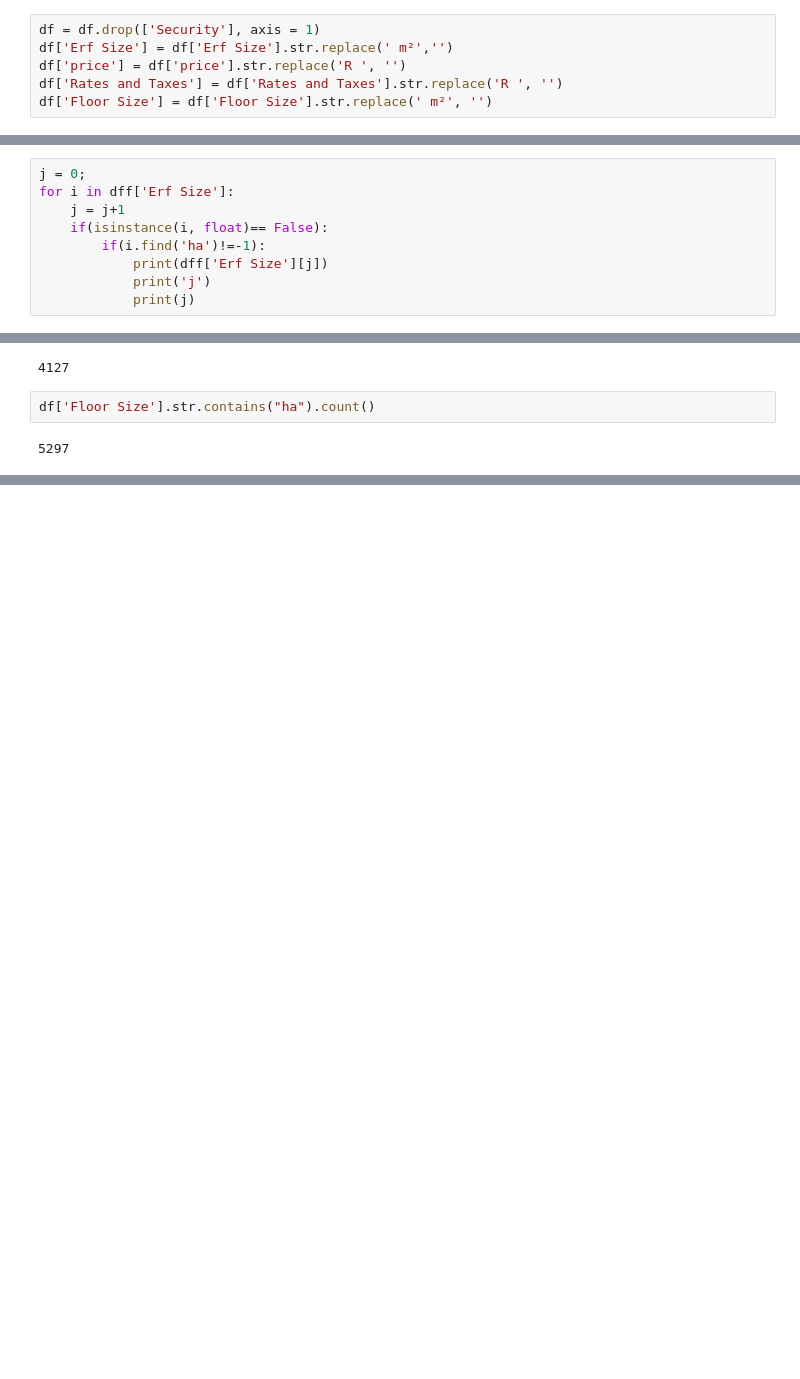
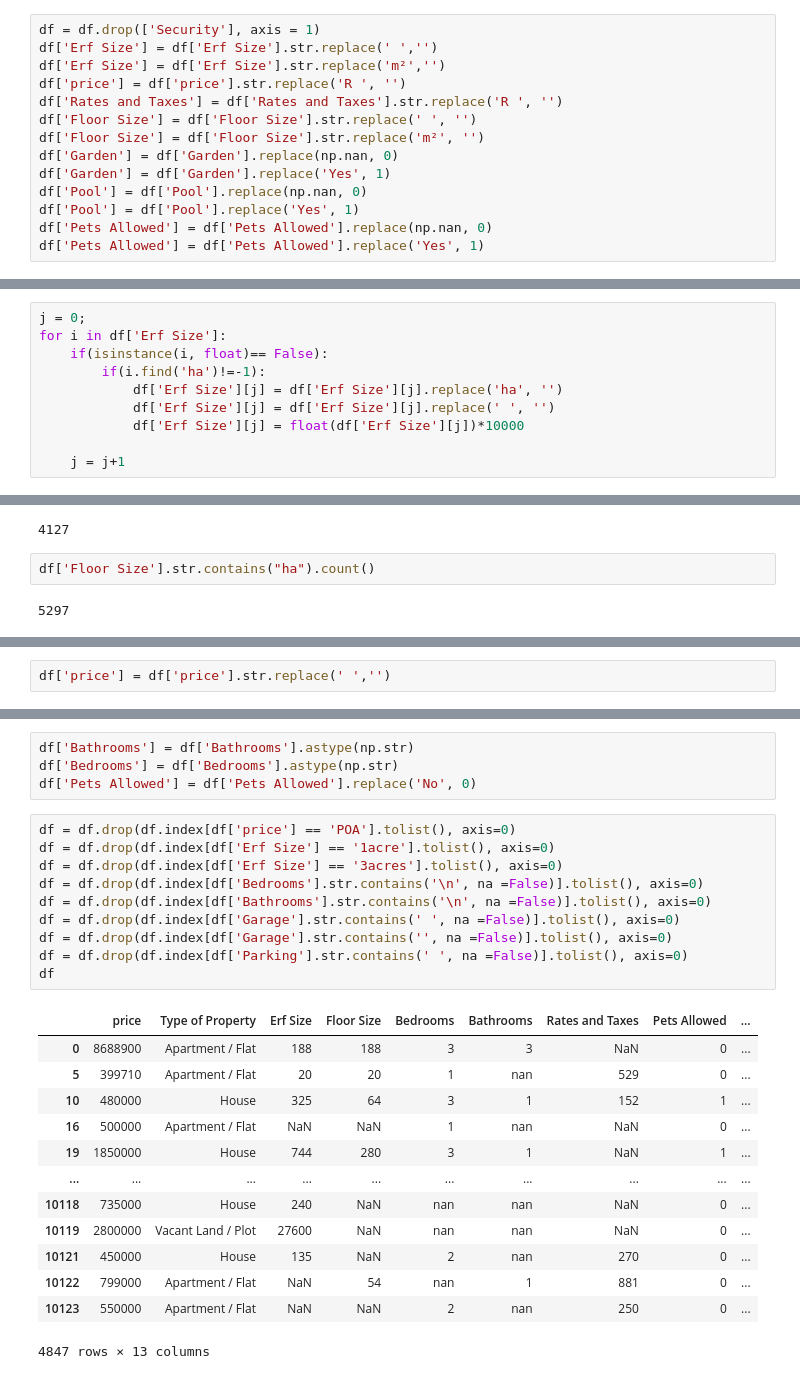
Before and after one commit to Harry-Anthony/projectML, a Jupyter notebook: property_24.ipynb, the cells around one changed output, grey strips where cells are left out. Saved outputs shown, nothing was run; the diff lists cells and outputs as text; blank space fills up the shorter version.

```diff
--- a/property_24.ipynb
+++ b/property_24.ipynb
@@ -107,7 +91,15 @@ object    14
 dtype: int64
 # %%
 df = df.drop(['Security'], axis = 1)
-df['Erf Size'] = df['Erf Size'].str.replace(' m²','')
+df['Erf Size'] = df['Erf Size'].str.replace(' ','')
+df['Erf Size'] = df['Erf Size'].str.replace('m²','')
 df['price'] = df['price'].str.replace('R ', '')
 df['Rates and Taxes'] = df['Rates and Taxes'].str.replace('R ', '')
-df['Floor Size'] = df['Floor Size'].str.replace(' m²', '')
+df['Floor Size'] = df['Floor Size'].str.replace(' ', '')
+df['Floor Size'] = df['Floor Size'].str.replace('m²', '')
+df['Garden'] = df['Garden'].replace(np.nan, 0)
+df['Garden'] = df['Garden'].replace('Yes', 1)
+df['Pool'] = df['Pool'].replace(np.nan, 0)
+df['Pool'] = df['Pool'].replace('Yes', 1)
+df['Pets Allowed'] = df['Pets Allowed'].replace(np.nan, 0)
+df['Pets Allowed'] = df['Pets Allowed'].replace('Yes', 1)
@@ -139,10 +113,11 @@ dff = df.copy()
 import math
 # %%
 j = 0;
-for i in dff['Erf Size']:
-    j = j+1
+for i in df['Erf Size']:
     if(isinstance(i, float)== False):
         if(i.find('ha')!=-1):
-            print(dff['Erf Size'][j])
-            print('j')
-            print(j)
+            df['Erf Size'][j] = df['Erf Size'][j].replace('ha', '')
+            df['Erf Size'][j] = df['Erf Size'][j].replace(' ', '')
+            df['Erf Size'][j] = float(df['Erf Size'][j])*10000
+
+    j = j+1
@@ -174,0 +159,2 @@ df['Floor Size'].str.contains("ha").count()
+# %%
+df['price'] = df['price'].str.replace(' ','')
@@ -174,0 +177,28 @@ df['Floor Size'].str.contains("ha").count()
+# %%
+df['Bathrooms'] = df['Bathrooms'].astype(np.str)
+df['Bedrooms'] = df['Bedrooms'].astype(np.str)
+df['Pets Allowed'] = df['Pets Allowed'].replace('No', 0)
+# %%
+df = df.drop(df.index[df['price'] == 'POA'].tolist(), axis=0)
+df = df.drop(df.index[df['Erf Size'] == '1acre'].tolist(), axis=0)
+df = df.drop(df.index[df['Erf Size'] == '3acres'].tolist(), axis=0)
+df = df.drop(df.index[df['Bedrooms'].str.contains('\n', na =False)].tolist(), axis=0)
+df = df.drop(df.index[df['Bathrooms'].str.contains('\n', na =False)].tolist(), axis=0)
+df = df.drop(df.index[df['Garage'].str.contains(' ', na =False)].tolist(), axis=0)
+df = df.drop(df.index[df['Garage'].str.contains('', na =False)].tolist(), axis=0)
+df = df.drop(df.index[df['Parking'].str.contains(' ', na =False)].tolist(), axis=0)
+df
+# %% [output]
+|  | price | Type of Property | Erf Size | Floor Size | Bedrooms | Bathrooms | Rates and Taxes | Pets Allowed | ... |
+| 0 | 8688900 | Apartment / Flat | 188 | 188 | 3 | 3 | NaN | 0 | ... |
+| 5 | 399710 | Apartment / Flat | 20 | 20 | 1 | nan | 529 | 0 | ... |
+| 10 | 480000 | House | 325 | 64 | 3 | 1 | 152 | 1 | ... |
+| 16 | 500000 | Apartment / Flat | NaN | NaN | 1 | nan | NaN | 0 | ... |
+| 19 | 1850000 | House | 744 | 280 | 3 | 1 | NaN | 1 | ... |
+| ... | ... | ... | ... | ... | ... | ... | ... | ... | ... |
+| 10118 | 735000 | House | 240 | NaN | nan | nan | NaN | 0 | ... |
+| 10119 | 2800000 | Vacant Land / Plot | 27600 | NaN | nan | nan | NaN | 0 | ... |
+| 10121 | 450000 | House | 135 | NaN | 2 | nan | 270 | 0 | ... |
+| 10122 | 799000 | Apartment / Flat | NaN | 54 | nan | 1 | 881 | 0 | ... |
+| 10123 | 550000 | Apartment / Flat | NaN | NaN | 2 | nan | 250 | 0 | ... |
+4847 rows × 13 columns
```
Also changed, not shown: parts of 26 cells of this notebook.
